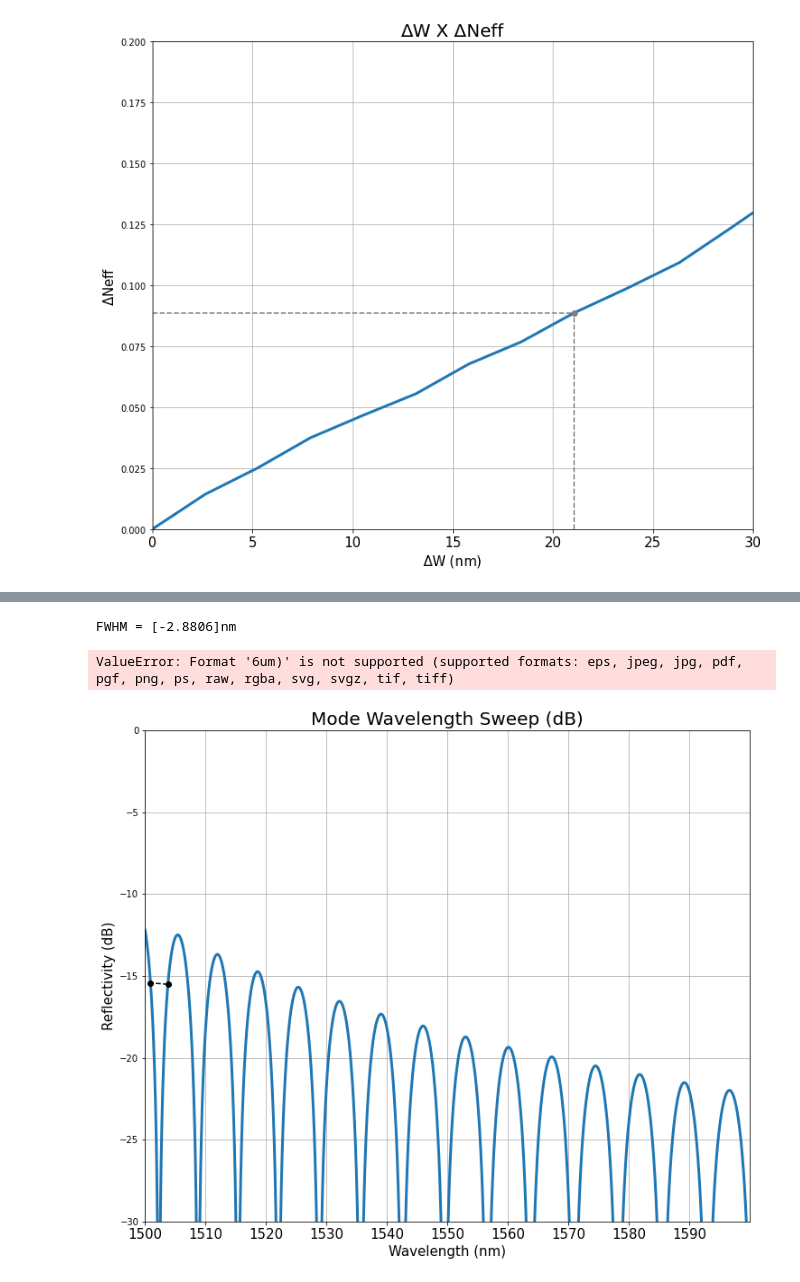
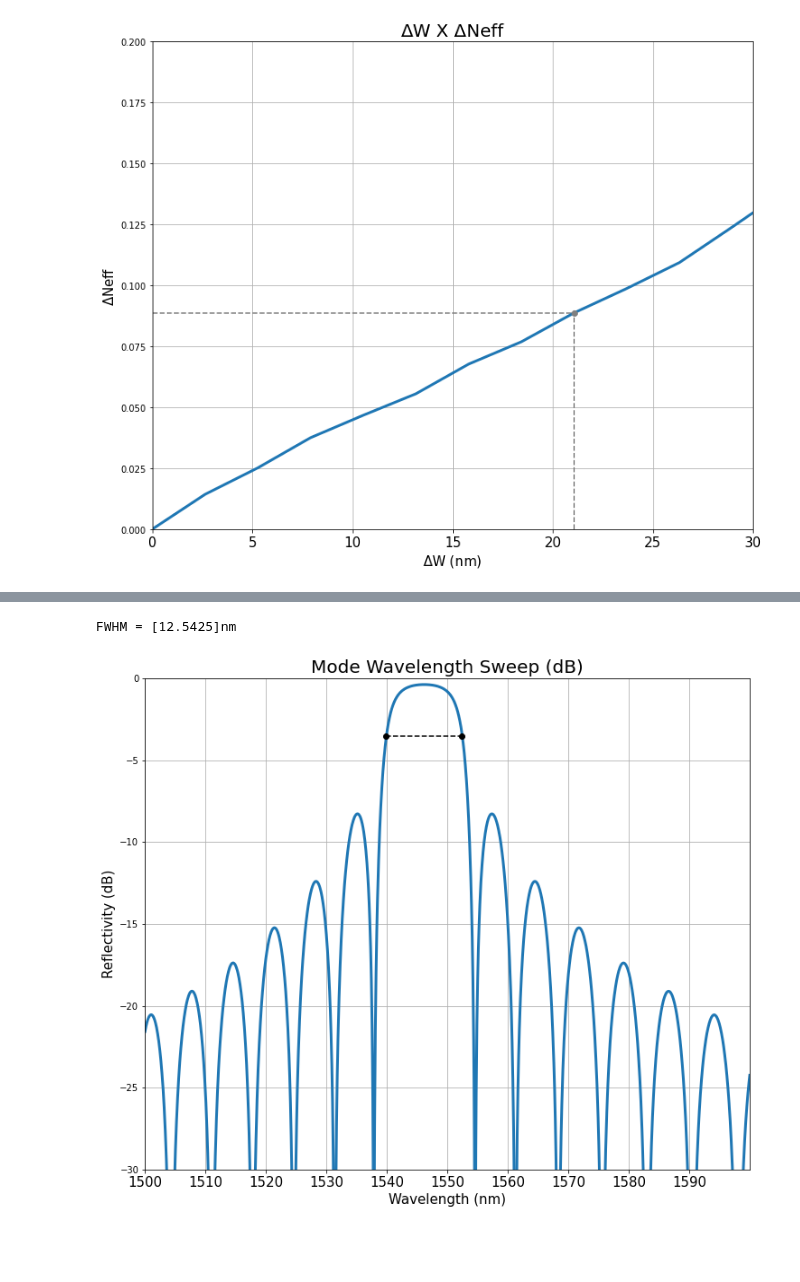
Before and after one commit to Leoopessoa/Bragg_Grating, a Jupyter notebook: Simulation/Initial_calculations.ipynb, the cells around one changed output, grey strips where cells are left out. Saved outputs shown, nothing was run; the diff lists cells and outputs as text; code cells hidden in the pictures; blank space fills up the shorter version.

```diff
--- a/Simulation/Initial_calculations.ipynb
+++ b/Simulation/Initial_calculations.ipynb
@@ -822,5 +540,7 @@ plt.savefig('Interconnect_Wavelength_Sweep_N=1000_dB')
 # %% [markdown]
 Using 0.60µm Width
+# %%
+mode = lumapi.MODE()
 # %%
 # Getting Neff and Ng
 mode.switchtolayout()
@@ -1117,6 +843,6 @@ mode.emesweep("wavelength sweep")
 # %%
 Sweep = mode.getemesweep("S_wavelength_sweep")
 wavelength = Sweep['wavelength']
-S22 = (abs(Sweep['s22'])**2)
+S = (abs(Sweep['s11'])**2)
 # %%
 figure9 = plt.figure(figsize=(12,10))
@@ -1141,22 +871,22 @@ FWHM = [18.1636]nm
 # %%
 figure10 = plt.figure(figsize=(12,10))
-plt.plot(wavelength*1e9, 10*np.log10(S22), linewidth = 3)
+plt.plot(wavelength*1e9, 10*np.log10(S), linewidth = 3)
 plt.grid()
 plt.xlim(1500,1600)
 plt.ylim(-30,0)
 plt.title('Mode Wavelength Sweep (dB)', size = 20)
-dots, min, max = fwhm(wavelength, 10*np.log10(S22), True)
-plt.plot([dots[0],dots[2]],[dots[1],dots[3]],'--',color = 'black')
-plt.plot(dots[0],dots[1],'o',color='black')
-plt.plot(dots[2],dots[3],'o',color='black')
+r, min, max = fwhm(wavelength, 10*np.log10(S), True)
+plt.plot(wavelength[min]*1e9, r, 'o',color='black')
+plt.plot(wavelength[max]*1e9, r, 'o',color='black')
+plt.plot([wavelength[min]*1e9,wavelength[max]*1e9],[r, r],linestyle='--', color = 'black')
+
 plt.xlabel('Wavelength (nm)', size = '15')
 plt.ylabel('Reflectivity (dB)', size = '15')
 plt.xticks(np.arange(1500,1600,step=10), size = '15')
-plt.savefig('Interconnect_Wavelength_Sweep_dB(0.6um)')
+plt.savefig('Mode_Wavelength_Sweep_dB(0.6um).png')
 # %% [output]
-FWHM = [-2.8806]nm
+FWHM = [12.5425]nm
-ValueError: Format '6um)' is not supported (supported formats: eps, jpeg, jpg, pdf, pgf, png, ps, raw, rgba, svg, svgz, tif, tiff)
-[figure, old version]
+[figure, new version]
 # %%
 # diferent N values Test (2*N)
 
```
Also changed, not shown: parts of 22 cells of this notebook, 22 other files.
